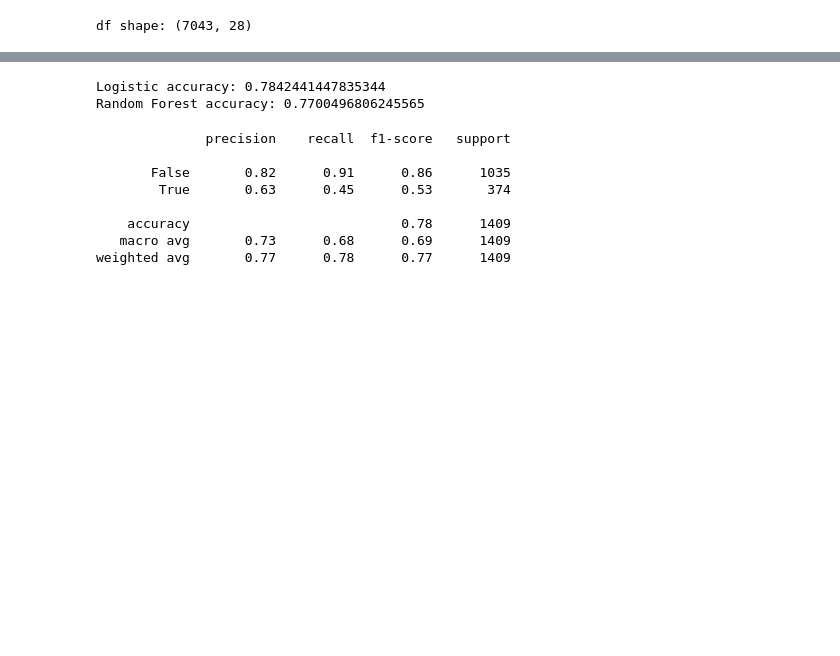
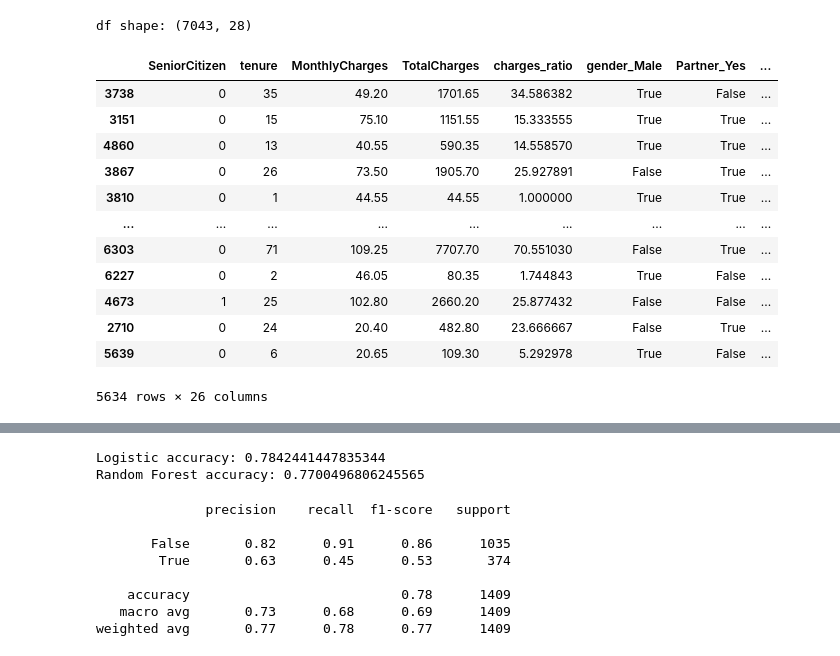
Before and after one commit to tundeadekunles1/Predicting-Customer-Churn-in-Telecom, a Jupyter notebook: notebooks/04_model_evaluation_edited_WITH_SHAP.ipynb, the cells around one changed output, grey strips where cells are left out. Drawn from its saved outputs; the diff is of its cells as text; code cells hidden in the pictures; blank space fills up the shorter version.

```diff
--- a/notebooks/04_model_evaluation_edited_WITH_SHAP.ipynb
+++ b/notebooks/04_model_evaluation_edited_WITH_SHAP.ipynb
@@ -22,6 +22,22 @@ print("df shape:", df.shape)
 df shape: (7043, 28)
 # %%
 X_train, X_test, y_train, y_test, preprocessor = prepare_data(df)
+# %%
+X_train
+# %% [output]
+|  | SeniorCitizen | tenure | MonthlyCharges | TotalCharges | charges_ratio | gender_Male | Partner_Yes | ... |
+| 3738 | 0 | 35 | 49.20 | 1701.65 | 34.586382 | True | False | ... |
+| 3151 | 0 | 15 | 75.10 | 1151.55 | 15.333555 | True | True | ... |
+| 4860 | 0 | 13 | 40.55 | 590.35 | 14.558570 | True | True | ... |
+| 3867 | 0 | 26 | 73.50 | 1905.70 | 25.927891 | False | True | ... |
+| 3810 | 0 | 1 | 44.55 | 44.55 | 1.000000 | True | True | ... |
+| ... | ... | ... | ... | ... | ... | ... | ... | ... |
+| 6303 | 0 | 71 | 109.25 | 7707.70 | 70.551030 | False | True | ... |
+| 6227 | 0 | 2 | 46.05 | 80.35 | 1.744843 | True | False | ... |
+| 4673 | 1 | 25 | 102.80 | 2660.20 | 25.877432 | False | False | ... |
+| 2710 | 0 | 24 | 20.40 | 482.80 | 23.666667 | False | True | ... |
+| 5639 | 0 | 6 | 20.65 | 109.30 | 5.292978 | True | False | ... |
+5634 rows × 26 columns
 # %%
 log_model = train_logistic_regression(X_train, y_train, preprocessor)
 rf_model  = train_random_forest(X_train, y_train, preprocessor)
```
Also changed, not shown: parts of 1 cell of this notebook, 19 other files.
